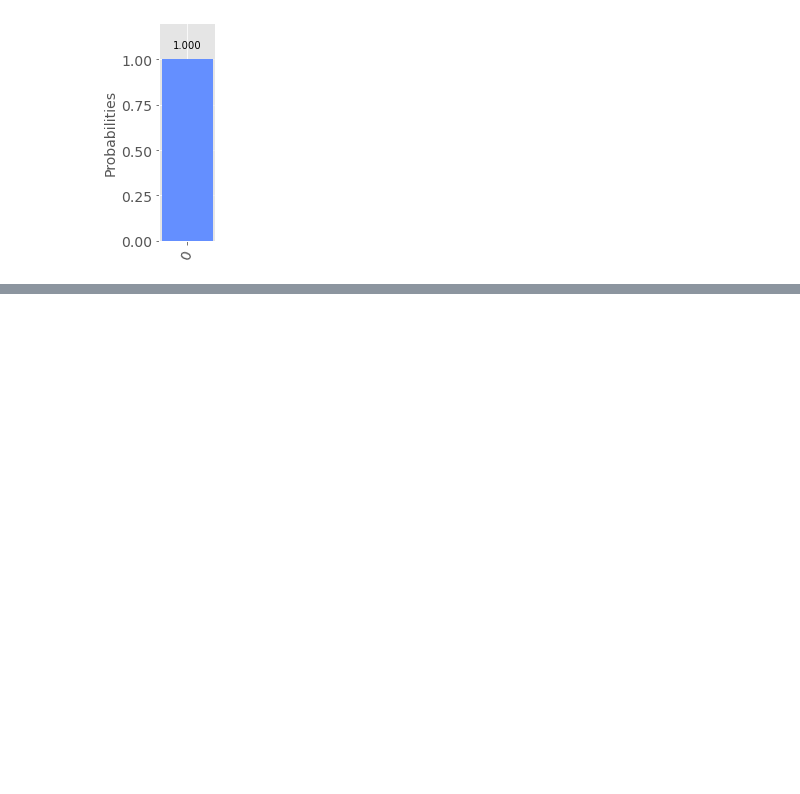
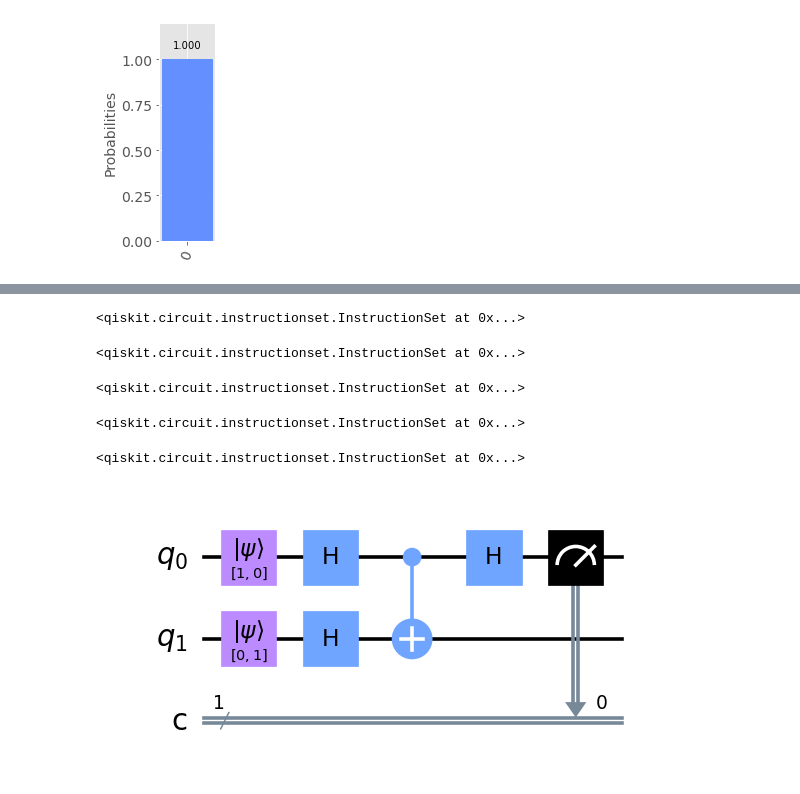
Before and after one commit to johngroves1/Emerging-Technologies-Project, a Jupyter notebook: quantum-deutsch.ipynb, the cells around one changed output, grey strips where cells are left out. Drawn from its saved outputs; the diff is of its cells as text; code cells hidden in the pictures; blank space fills up the shorter version.

```diff
--- a/quantum-deutsch.ipynb
+++ b/quantum-deutsch.ipynb
@@ -155,0 +159,3 @@ qiskit.visualization.plot_histogram(counts, figsize=(1, 4))
+# %%
+# Create a quantum circuit.
+circuit = qiskit.QuantumCircuit(2, 1)
@@ -155,0 +167,30 @@ qiskit.visualization.plot_histogram(counts, figsize=(1, 4))
+# %%
+# Initialise the second qubit to |1>.
+circuit.initialize([0, 1], 1)
+# %% [output]
+<qiskit.circuit.instructionset.InstructionSet at 0x...>
+# %%
+# Apply a Hadamard gate to each qubit.
+circuit.h((0, 1))
+# %% [output]
+<qiskit.circuit.instructionset.InstructionSet at 0x...>
+# %%
+# CNOT gate.
+circuit.cnot(0, 1)
+# %% [output]
+<qiskit.circuit.instructionset.InstructionSet at 0x...>
+# %%
+# Apply another Hadamard gate to the first qubit.
+circuit.h(0)
+# %% [output]
+<qiskit.circuit.instructionset.InstructionSet at 0x...>
+# %%
+# Measure the first qubit.
+circuit.measure(0, 0)
+# %% [output]
+<qiskit.circuit.instructionset.InstructionSet at 0x...>
+# %%
+# Draw the circuit.
+circuit.draw(output='mpl', scale=1.8)
+# %% [output]
+[figure, added]
```
Also changed, not shown: parts of 8 cells of this notebook.
